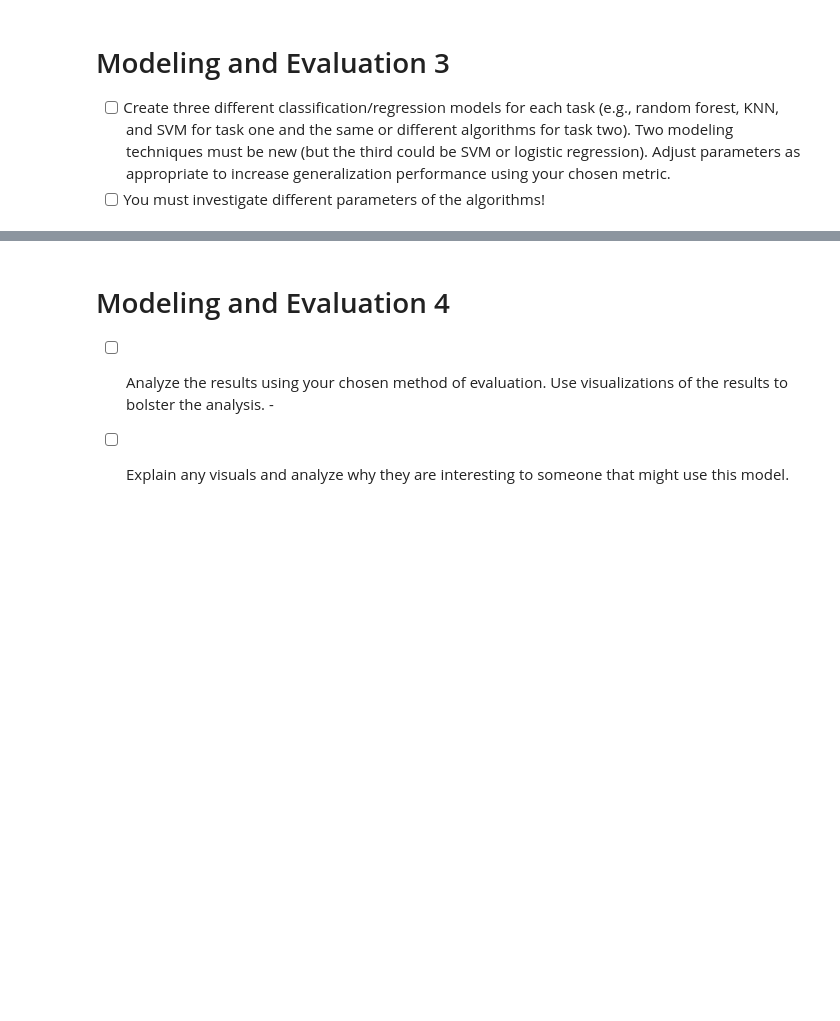
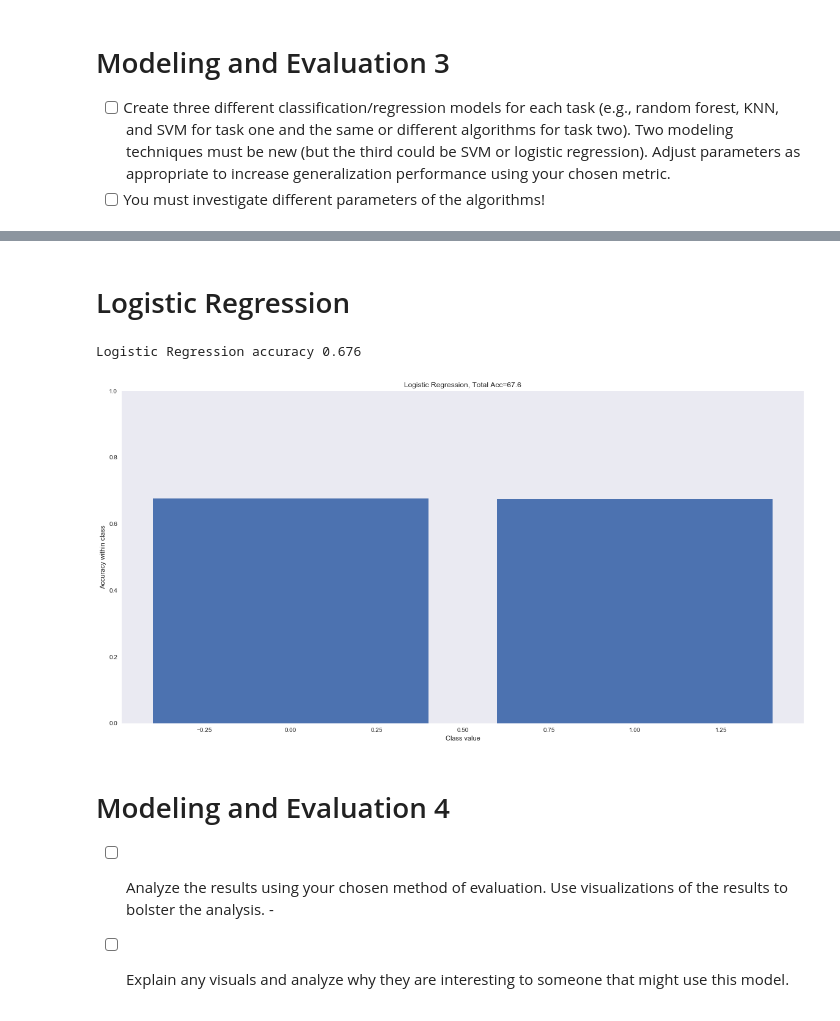
Before and after one commit to JLMarin64/CostaRicanPovertyPred, a Jupyter notebook: Lab 2/Lab 2-Scaling_and_PCA.ipynb, the cells around one changed output, grey strips where cells are left out. Drawn from its saved outputs; the diff is of its cells as text; code cells hidden in the pictures; blank space fills up the shorter version.

```diff
--- a/Lab 2/Lab 2-Scaling_and_PCA.ipynb
+++ b/Lab 2/Lab 2-Scaling_and_PCA.ipynb
@@ -631,3 +732,19 @@ The evalutation metrics to be used to determine the performance of the model wil
+# %% [markdown]
+# Logistic Regression
+# %%
+lr = LogisticRegression(penalty='l2', C=1.0, class_weight=None) # get object
+
+for train, test in cv.split(X,y):
+    lr.fit(X[train],y[train])
+    yhat[test] = lr.predict(X[test])
+
+total_accuracy = mt.accuracy_score(y, yhat)
+print ('Logistic Regression accuracy', total_accuracy)
+
+plot_class_acc(y,yhat,title="Logistic Regression")
+# %% [output]
+Logistic Regression accuracy 0.676
+[figure, added]
 # %% [markdown]
 # Modeling and Evaluation 4
 
```
Also changed, not shown: parts of 12 cells of this notebook.
